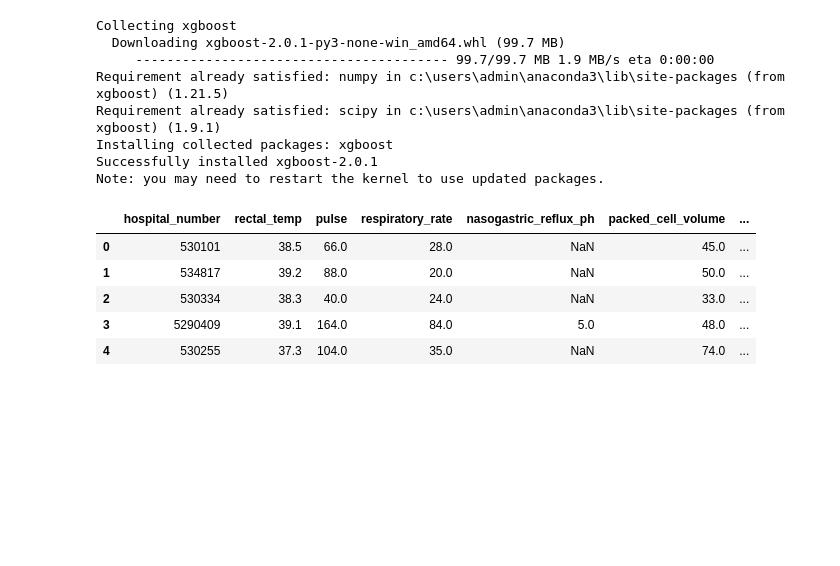
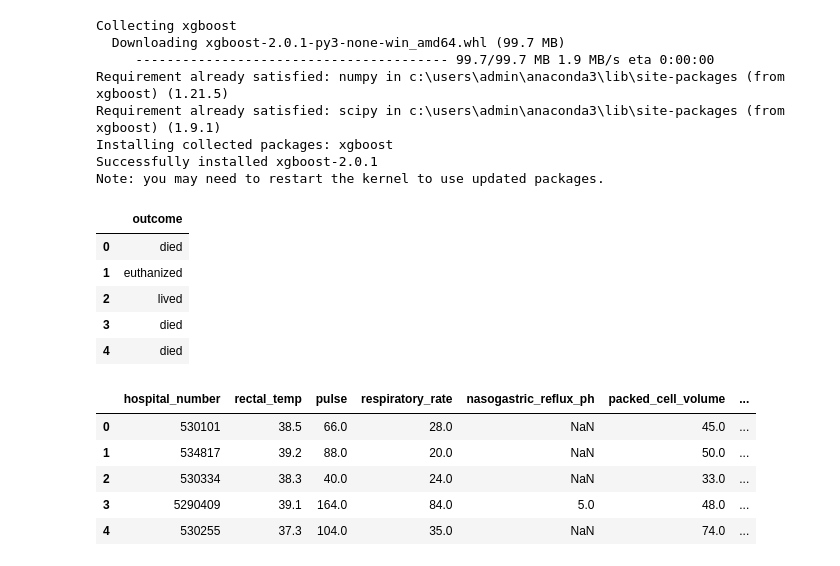
Before and after one commit to Abhilashg11/Data_science, a Jupyter notebook: regression/bag_bost.ipynb, the cells around one changed output. Saved outputs shown, nothing was run; the diff lists cells and outputs as text; code cells hidden in the pictures; blank space fills up the shorter version.

```diff
--- a/regression/bag_bost.ipynb
+++ b/regression/bag_bost.ipynb
@@ -24,6 +24,15 @@ import xgboost as xgb
 horse = pd.read_csv(r"C:\Users\admin\Downloads\horse.csv")
 # %%
 target = horse[['outcome']]
+# %%
+target.head()
+# %% [output]
+|  | outcome |
+| 0 | died |
+| 1 | euthanized |
+| 2 | lived |
+| 3 | died |
+| 4 | died |
 # %%
 features = horse.drop('outcome',axis=1)
 # %%
```
